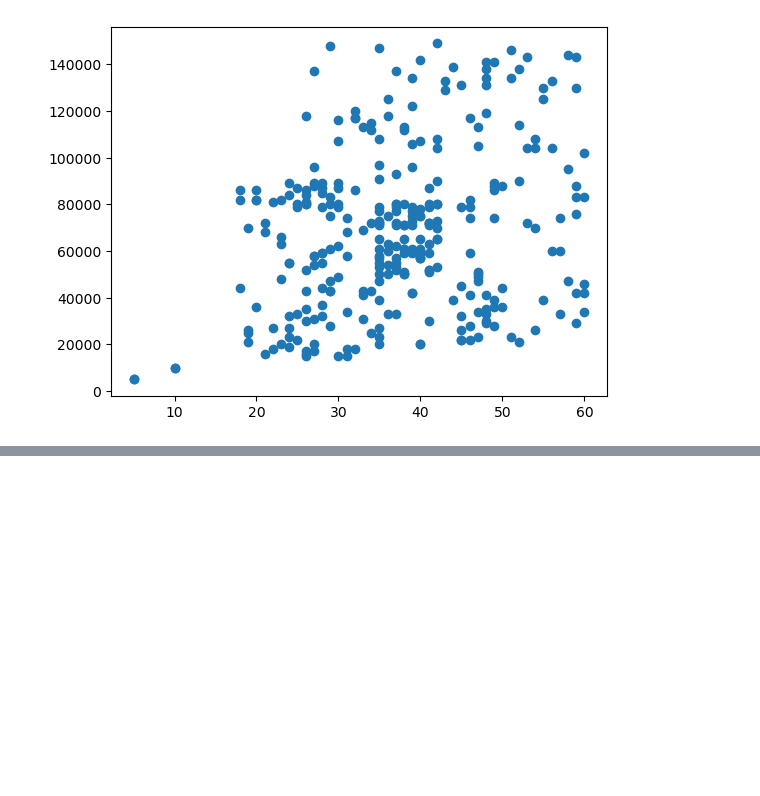
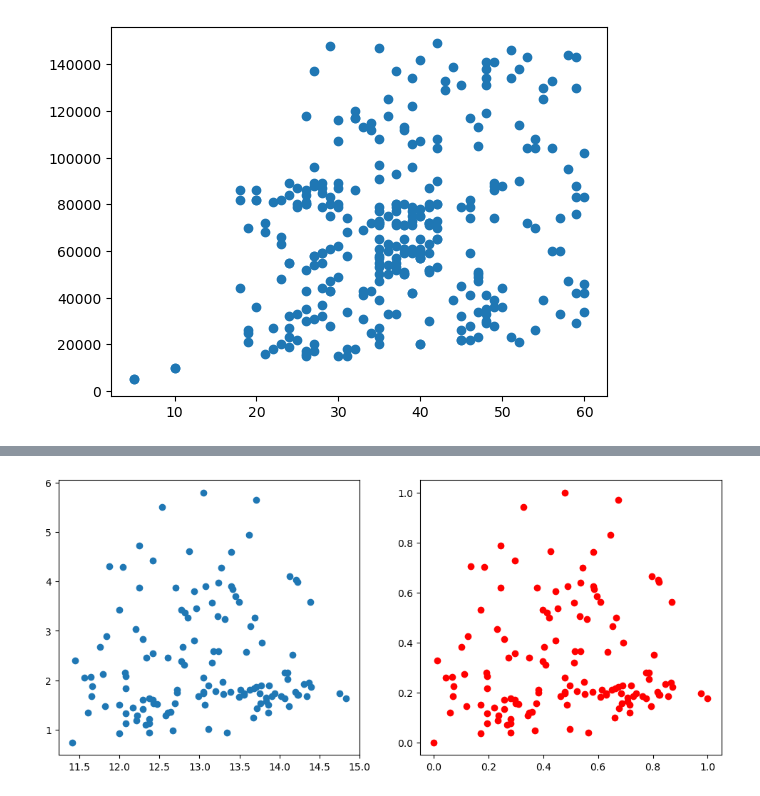
Before and after one commit to shreya918-git/machinelearning, a Jupyter notebook: feature-engineering.ipynb, the cells around one changed output, grey strips where cells are left out. Saved outputs shown, nothing was run; the diff lists cells and outputs as text; code cells hidden in the pictures; blank space fills up the shorter version.

Commit message:
normalization

```diff
--- a/feature-engineering.ipynb
+++ b/feature-engineering.ipynb
@@ -130,0 +133,4 @@ plt.scatter(X_train_scaled["Age"],X_train_scaled["EstimatedSalary"],color="red")
+# %%
+df=pd.read_csv("Wine dataset.csv",usecols=[0,1,2])
+df.columns=["Class Label","Alcohol","Malic Acid"]
+df.head()
@@ -130,0 +144,17 @@ plt.scatter(X_train_scaled["Age"],X_train_scaled["EstimatedSalary"],color="red")
+# %%
+X=df.iloc[:,1:3]
+Y=df.iloc[:,0]
+[X_train,X_test,Y_train,Y_test]=train_test_split(X,Y)
+from sklearn.preprocessing import MinMaxScaler
+scaler=MinMaxScaler()
+scaler.fit(X_train)
+X_train_scaled=scaler.transform(X_train)
+X_test_scaled=scaler.transform(X_test)
+X_train_scaled=pd.DataFrame(X_train_scaled,columns=X_train.columns)
+X_test_scaled=pd.DataFrame(X_test_scaled,columns=X_train.columns)
+fig,(ax1,ax2)=plt.subplots(ncols=2,figsize=(12,5))
+ax1.scatter(X_train["Alcohol"],X_train["Malic Acid"])
+ax2.scatter(X_train_scaled["Alcohol"],X_train_scaled["Malic Acid"],color="red") #normalization has no difference on plots,only the range changes
+plt.show()
+# %% [output]
+[figure, added]
```
Also changed, not shown: parts of 7 cells of this notebook, 1 other file.
